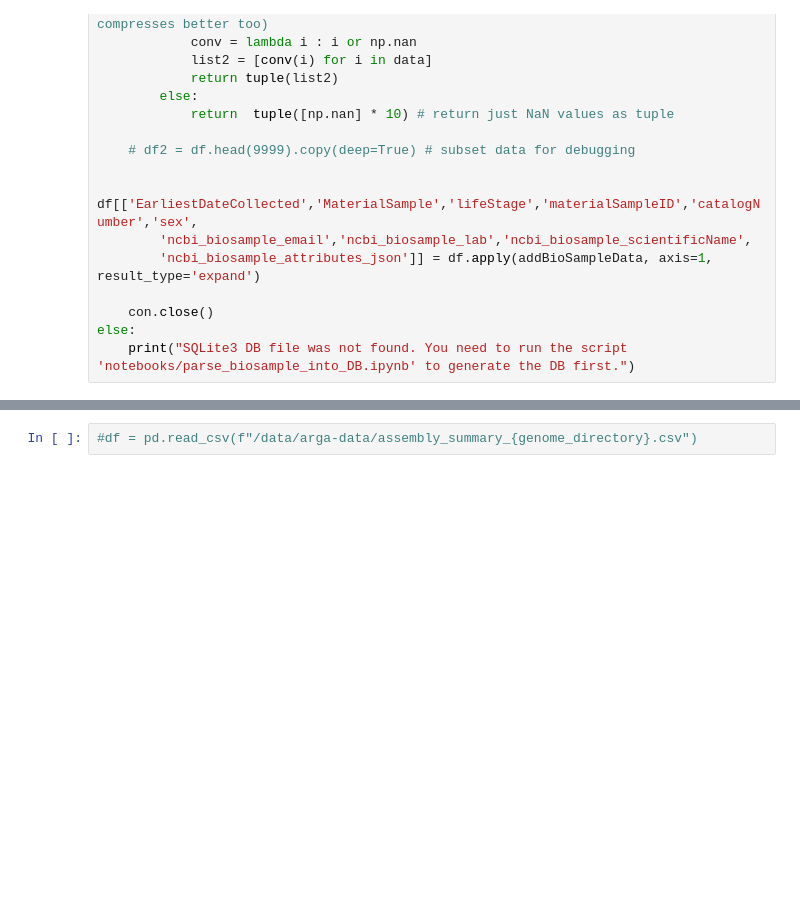
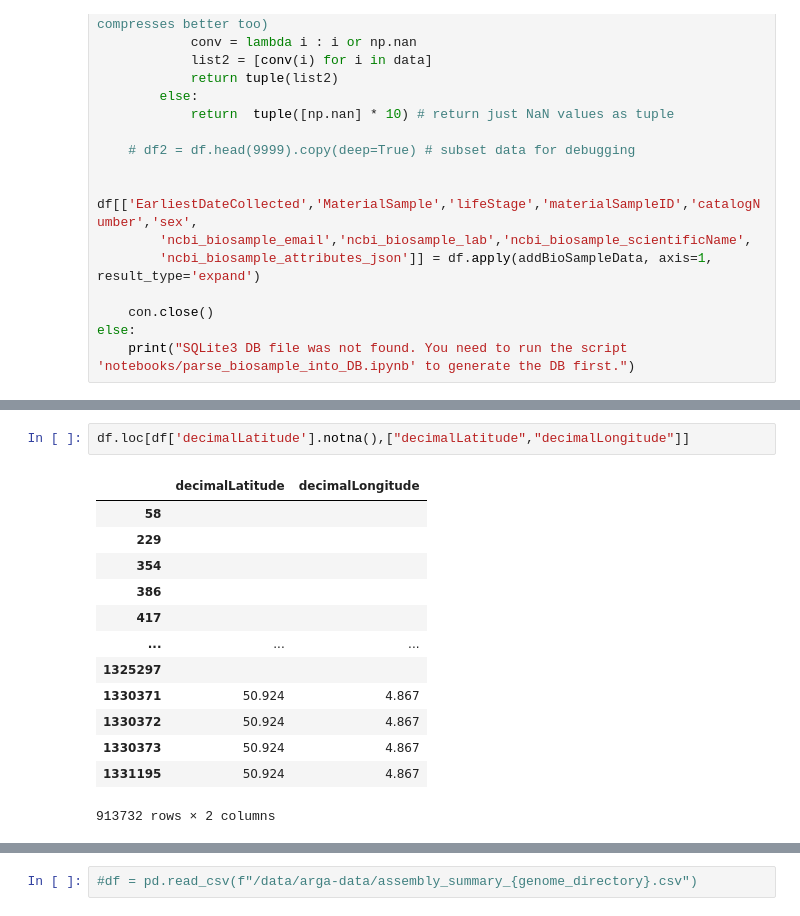
Before and after one commit to AtlasOfLivingAustralia/arga-issues, a Jupyter notebook: jupyter/notebooks/NCBI-refseq.ipynb, the cells around one changed output, grey strips where cells are left out. Cells and saved outputs as stored; diff of their text form; blank space fills up the shorter version.

```diff
--- a/jupyter/notebooks/NCBI-refseq.ipynb
+++ b/jupyter/notebooks/NCBI-refseq.ipynb
@@ -202,0 +292,16 @@ df.loc[1:1001,["decimalLatitude","decimalLongitude"]]
+# %%
+df.loc[df['decimalLatitude'].notna(),["decimalLatitude","decimalLongitude"]]
+# %% [output]
+|  | decimalLatitude | decimalLongitude |
+| 58 |  |  |
+| 229 |  |  |
+| 354 |  |  |
+| 386 |  |  |
+| 417 |  |  |
+| ... | ... | ... |
+| 1325297 |  |  |
+| 1330371 | 50.924 | 4.867 |
+| 1330372 | 50.924 | 4.867 |
+| 1330373 | 50.924 | 4.867 |
+| 1331195 | 50.924 | 4.867 |
+913732 rows × 2 columns
```
Also changed, not shown: parts of 8 cells of this notebook.
